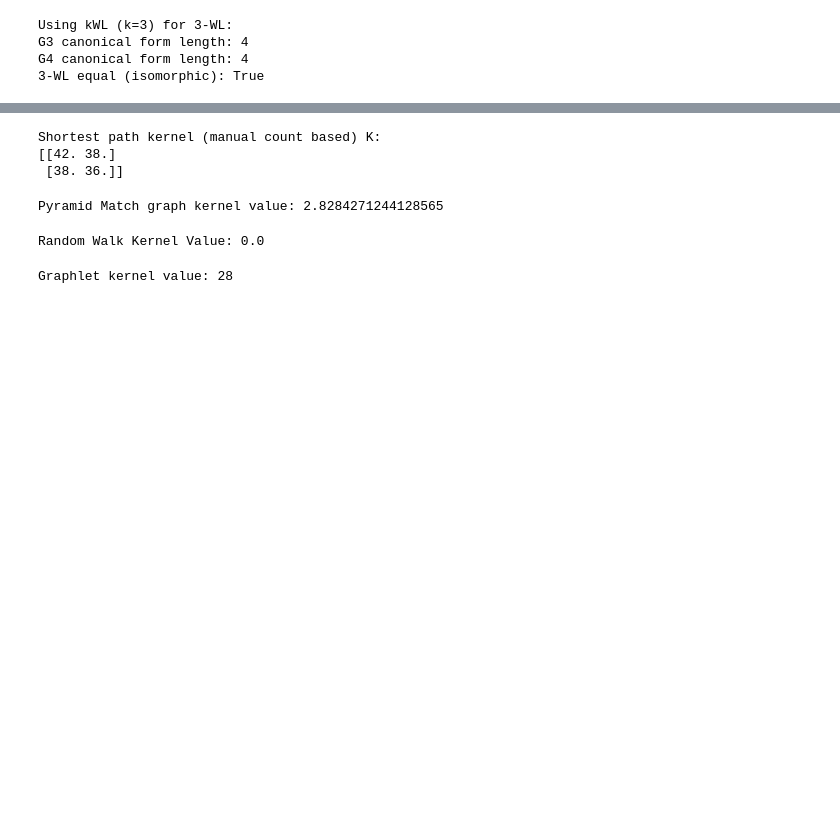
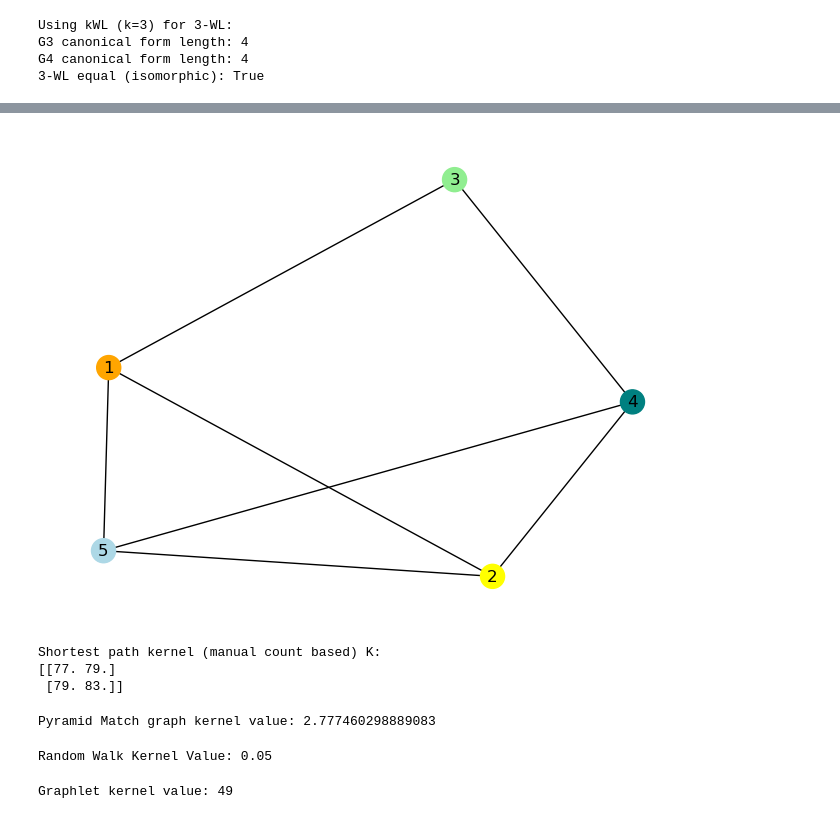
Before and after one commit to NSLab-CUK/Graph-Mining-Spring-2026, a Jupyter notebook: W9/Assignment_9_Solution.ipynb, the cells around one changed output, grey strips where cells are left out. Drawn from its saved outputs; the diff is of its cells as text; code cells hidden in the pictures; blank space fills up the shorter version.

```diff
--- a/W9/Assignment_9_Solution.ipynb
+++ b/W9/Assignment_9_Solution.ipynb
@@ -271,12 +285,16 @@ G6 edges: [(5, 6), (5, 8), (6, 7), (7, 8)]
+# %%
+draw_graph_colors(G2)
+# %% [output]
+[figure, added]
 # %%
 # 2.2. Using Shortest Path Kernel to compare 2 above graphs
 
-paths_G5 = dict(nx.all_pairs_shortest_path_length(G5))
-paths_G6 = dict(nx.all_pairs_shortest_path_length(G6))
+paths_G1 = dict(nx.all_pairs_shortest_path_length(G1))
+paths_G2 = dict(nx.all_pairs_shortest_path_length(G2))
 
 K_sp = np.zeros((2, 2))
-for i, paths1 in enumerate([paths_G5, paths_G6]):
-    for j, paths2 in enumerate([paths_G5, paths_G6]):
+for i, paths1 in enumerate([paths_G1, paths_G2]):
+    for j, paths2 in enumerate([paths_G1, paths_G2]):
         # Simpler: count matching (u,v,d) shortest path lengths
         common = 0
         nodes_i = list(paths1.keys())
@@ -296,8 +314,8 @@ print("Shortest path kernel (manual count based) K:")
 print(K_sp)
 # %% [output]
 Shortest path kernel (manual count based) K:
-[[42. 38.]
- [38. 36.]]
+[[77. 79.]
+ [79. 83.]]
 # %%
 # 2.3. Using Pyramid Match Graph Kernel to compare 2 above graphs
 
@@ -333,10 +351,10 @@ def compute_similarity(f1, f2):
         f2 = np.pad(f2, (0, len(f1)-len(f2)))
     return np.dot(f1, f2) / (np.linalg.norm(f1) * np.linalg.norm(f2) + 1e-9)
 
-kernel_pm = pyramid_match_kernel(G5, G6, levels=3)
+kernel_pm = pyramid_match_kernel(G1, G2, levels=3)
 print("Pyramid Match graph kernel value:", kernel_pm)
 # %% [output]
-Pyramid Match graph kernel value: 2.8284271244128565
+Pyramid Match graph kernel value: 2.777460298889083
 # %%
 # 2.4. Using Random Walk Kernel to compare 2 above graphs
 import random
@@ -363,10 +381,10 @@ def random_walk(graph, walk_length):
             break
     return tuple(walk)
 
-kernel_rw = random_walk_kernel(G5, G6, walk_length=2, num_walks=20)
+kernel_rw = random_walk_kernel(G1, G2, walk_length=2, num_walks=20)
 print("Random Walk Kernel Value:", kernel_rw)
 # %% [output]
-Random Walk Kernel Value: 0.0
+Random Walk Kernel Value: 0.05
 # %%
 # 2.5. Using Graphlet Kernel to compare 2 above graphs
 
@@ -388,7 +406,7 @@ def compute_graphlet_kernel(G1, G2, k):
     kernel_value = sum(min(counts1[s], counts2[s]) for s in range(1, k+1))
     return kernel_value
 
-kernel_gl = compute_graphlet_kernel(G5, G6, k=3)
+kernel_gl = compute_graphlet_kernel(G1, G2, k=3)
 print("Graphlet kernel value:", kernel_gl)
 # %% [output]
-Graphlet kernel value: 28
+Graphlet kernel value: 49
```
Also changed, not shown: parts of 2 cells of this notebook.
